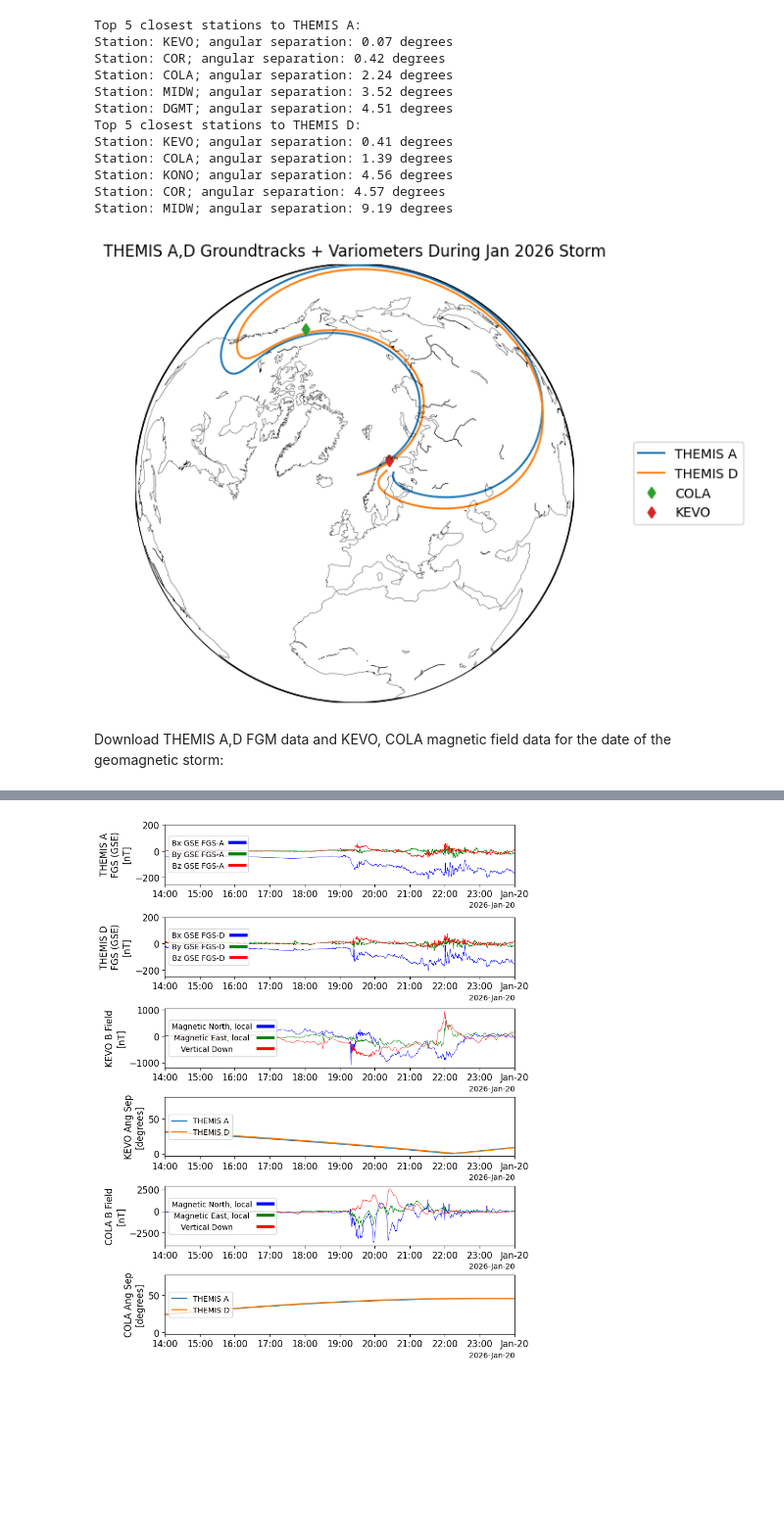
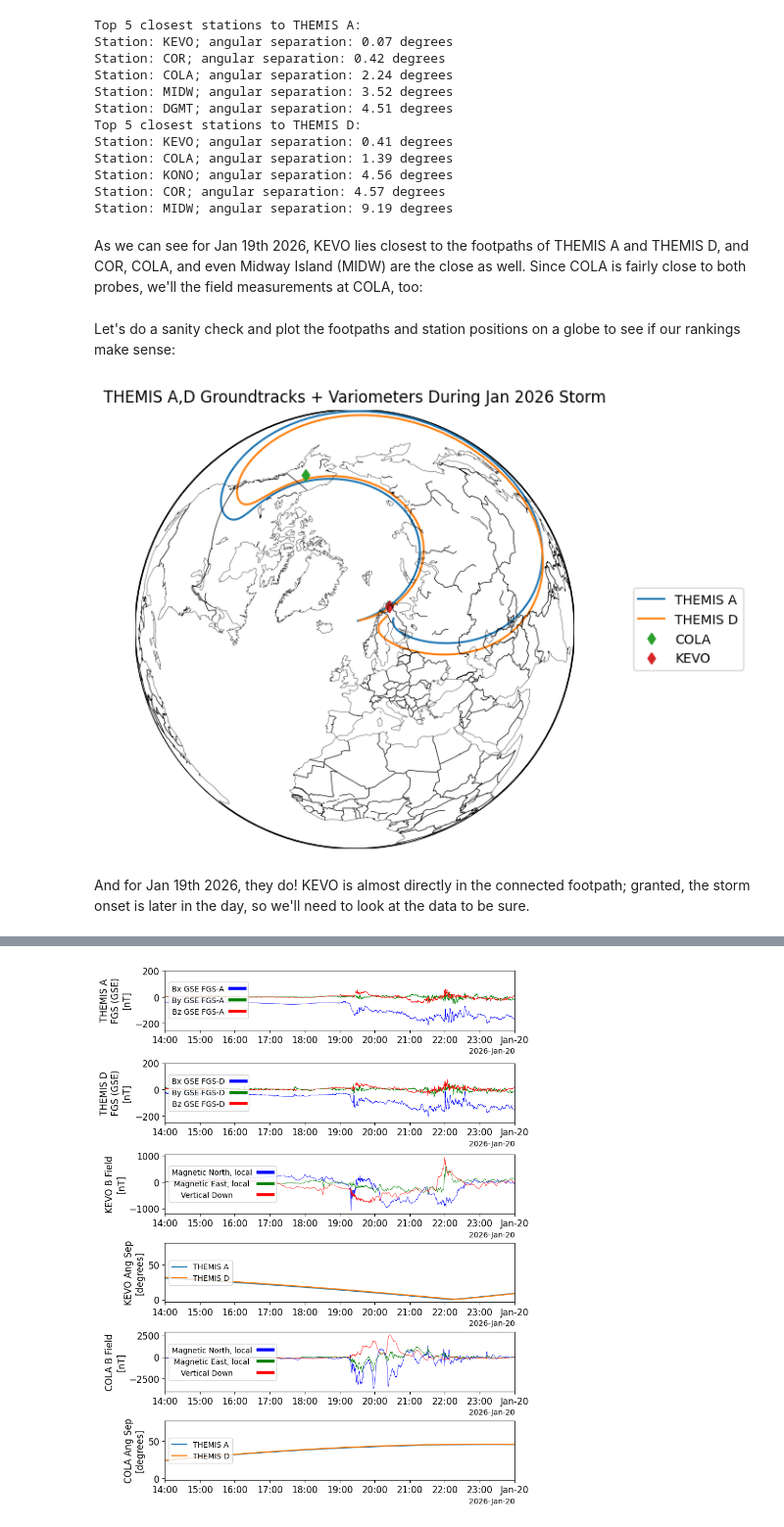
Before and after one commit to spedas/pyspedas_examples, a Jupyter notebook: pyspedas_examples/notebooks/gem_demo_2026.ipynb, the cells around one changed output, grey strips where cells are left out. Shown at 98% size. Cells and saved outputs as stored; diff of their text form; code cells hidden in the pictures; blank space fills up the shorter version.

```diff
--- a/pyspedas_examples/notebooks/gem_demo_2026.ipynb
+++ b/pyspedas_examples/notebooks/gem_demo_2026.ipynb
@@ -74,4 +159,4 @@ Compute traces:
 # %%
-trace_a = tvar_to_foottracks(tvar_to_trace = 'tha_pos_gsm', model_str = "t89", endpoint = "ionosphere-north")
-trace_d = tvar_to_foottracks(tvar_to_trace = 'thd_pos_gsm', model_str = "t89", endpoint = "ionosphere-north")
+trace_a = (tvar_to_foottracks(tvar_to_trace = 'tha_pos_gsm', model_str = "t89", endpoint = "ionosphere-north"))[0]
+trace_d = (tvar_to_foottracks(tvar_to_trace = 'thd_pos_gsm', model_str = "t89", endpoint = "ionosphere-north"))[0]
 # %% [output]
@@ -128,8 +213,8 @@ def ang_sep(station_dict:dict,trace_data):
 variom_dist_list = []
 for station_dict in themis_gmag_dict.get_gmag_list():
     if station_dict['variom'] == 'Y':
-        ang_sep_a = ang_sep(station_dict=station_dict,trace_data=trace_a[0])
-        ang_sep_d = ang_sep(station_dict=station_dict,trace_data=trace_d[0])
+        ang_sep_a = ang_sep(station_dict=station_dict,trace_data=trace_a)
+        ang_sep_d = ang_sep(station_dict=station_dict,trace_data=trace_d)
         dist_tuple = (station_dict['ccode'],np.min(ang_sep_a),np.min(ang_sep_d))
         variom_dist_list.append(dist_tuple)
 
@@ -158,48 +243,53 @@ Station: COLA; angular separation: 1.39 degrees
 Station: KONO; angular separation: 4.56 degrees
 Station: COR; angular separation: 4.57 degrees
 Station: MIDW; angular separation: 9.19 degrees
+# %% [markdown]
+As we can see for Jan 19th 2026, KEVO lies closest to the footpaths of THEMIS A and THEMIS D, and COR, COLA, and even Midway Island (MIDW) are the close as well. Since COLA is fairly close to both probes, we'll the field measurements at COLA, too:
 # %%
 close_stations = ["KEVO","COLA"]
+# %% [markdown]
+Let's do a sanity check and plot the footpaths and station positions on a globe to see if our rankings make sense:
 # %%
 fig=plt.figure(figsize=(8,5.5))
 ax = fig.add_axes([0.05,0.05,0.9,0.85])
 
-mean_lat_a = np.mean((trace_a[0])[:,1])
-mean_lon_a = np.mean((trace_a[0])[:,2])
-mean_lat_d = np.mean((trace_d[0])[:,1])
-mean_lon_d = np.mean((trace_d[0])[:,2])
+mean_lat_a = np.mean((trace_a)[:,1])
+mean_lon_a = np.mean((trace_a)[:,2])
+mean_lat_d = np.mean((trace_d)[:,1])
+mean_lon_d = np.mean((trace_d)[:,2])
 
 mean_lat = np.mean([mean_lat_a,mean_lat_d])
 mean_lon = np.mean([mean_lon_a,mean_lon_d])
 
 # Initialize map:
 #tmap = tplot_map(lat_0=50,lon_0=80)
 tmap = tplot_map(lat_0=mean_lat,lon_0=mean_lon)
 
 tmap._params.add_marker = {"linestyle":"","marker":"d"}
 
 # Add ground tracks:
-tmap = add_tracks(tmap=tmap, coords=trace_a[0], label = 'THEMIS A')
-tmap = add_tracks(tmap=tmap, coords=trace_d[0], label = 'THEMIS D')
+tmap = add_tracks(tmap=tmap, coords=trace_a, label = 'THEMIS A')
+tmap = add_tracks(tmap=tmap, coords=trace_d, label = 'THEMIS D')
 
 station_location_dict = {}
 
 # Add ground station markers
 for station_dict in themis_gmag_dict.get_gmag_list():
     if station_dict['variom'] == 'Y':
         if station_dict['ccode'] in close_stations:
             station_location_dict[station_dict['ccode']] = {"lat":float(station_dict['lat']),"lng":float(station_dict['lng'])}
             tmap = add_markers(coords=np.array([0,float(station_dict['lat']),float(station_dict['lng'])]),tmap=tmap,label=station_dict['ccode'],ms=6)
 
 tmap.add_map_boundary()
 tmap.add_fillcontinents()
 tmap.add_coastlines(linewidth=0.25)
+tmap.drawcountries()
 #tmap.add_nightshade(date=dt.datetime.strptime(date_str+" 12:00:00",'%Y-%m-%d %H:%M:%S'))
 
 plt.title("THEMIS A,D Groundtracks + Variometers During Jan 2026 Storm")
 ax.legend(loc="center right",bbox_to_anchor=(1, 0, 0.4, 1))
 plt.show()
 # %% [output]
-[figure, old version]
+[figure, new version]
 # %% [markdown]
-Download THEMIS A,D FGM data and KEVO, COLA magnetic field data for the date of the geomagnetic storm:
+And for Jan 19th 2026, they do! KEVO is almost directly in the connected footpath; granted, the storm onset is later in the day, so we'll need to look at the data to be sure.
```
Also changed, not shown: parts of 25 cells of this notebook.
